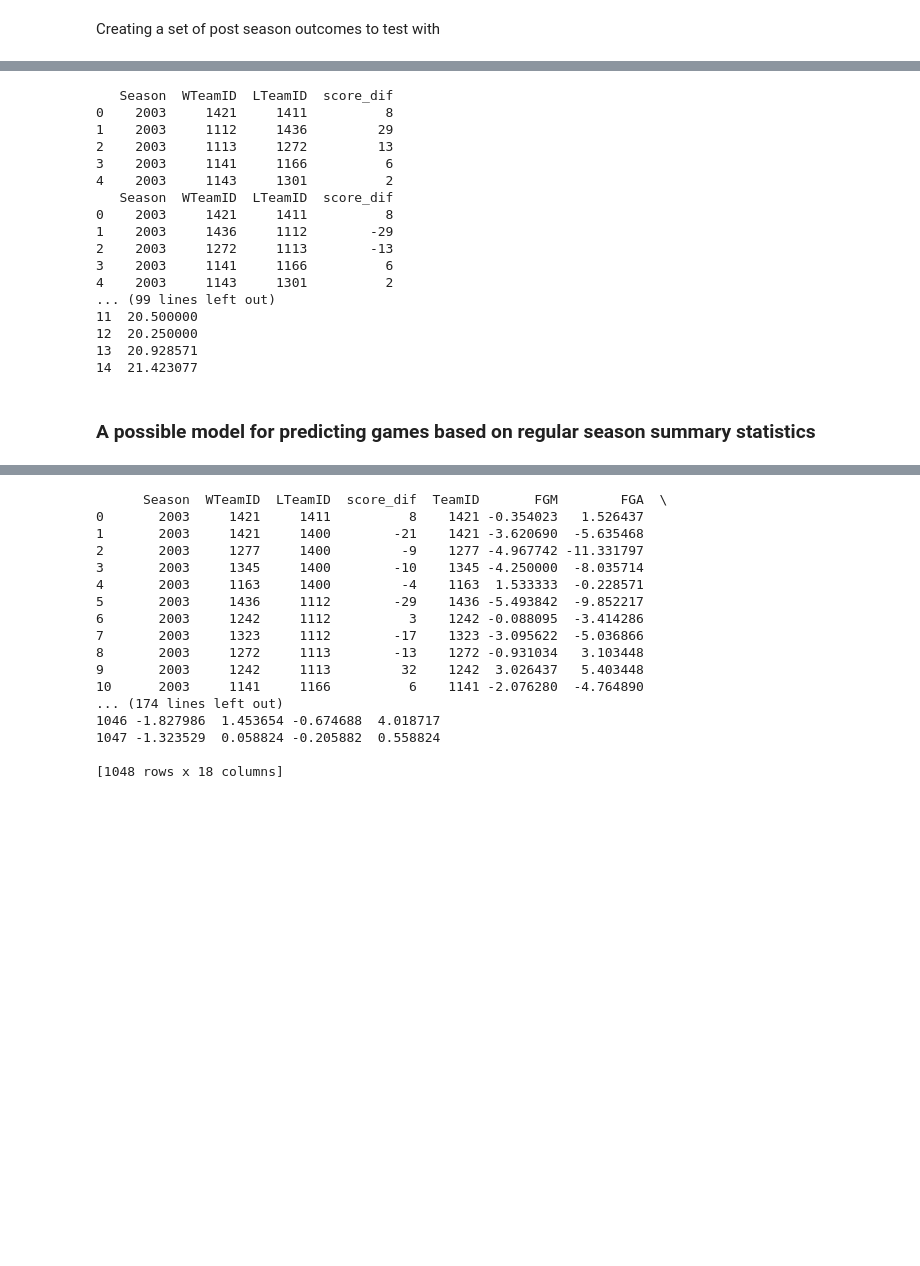
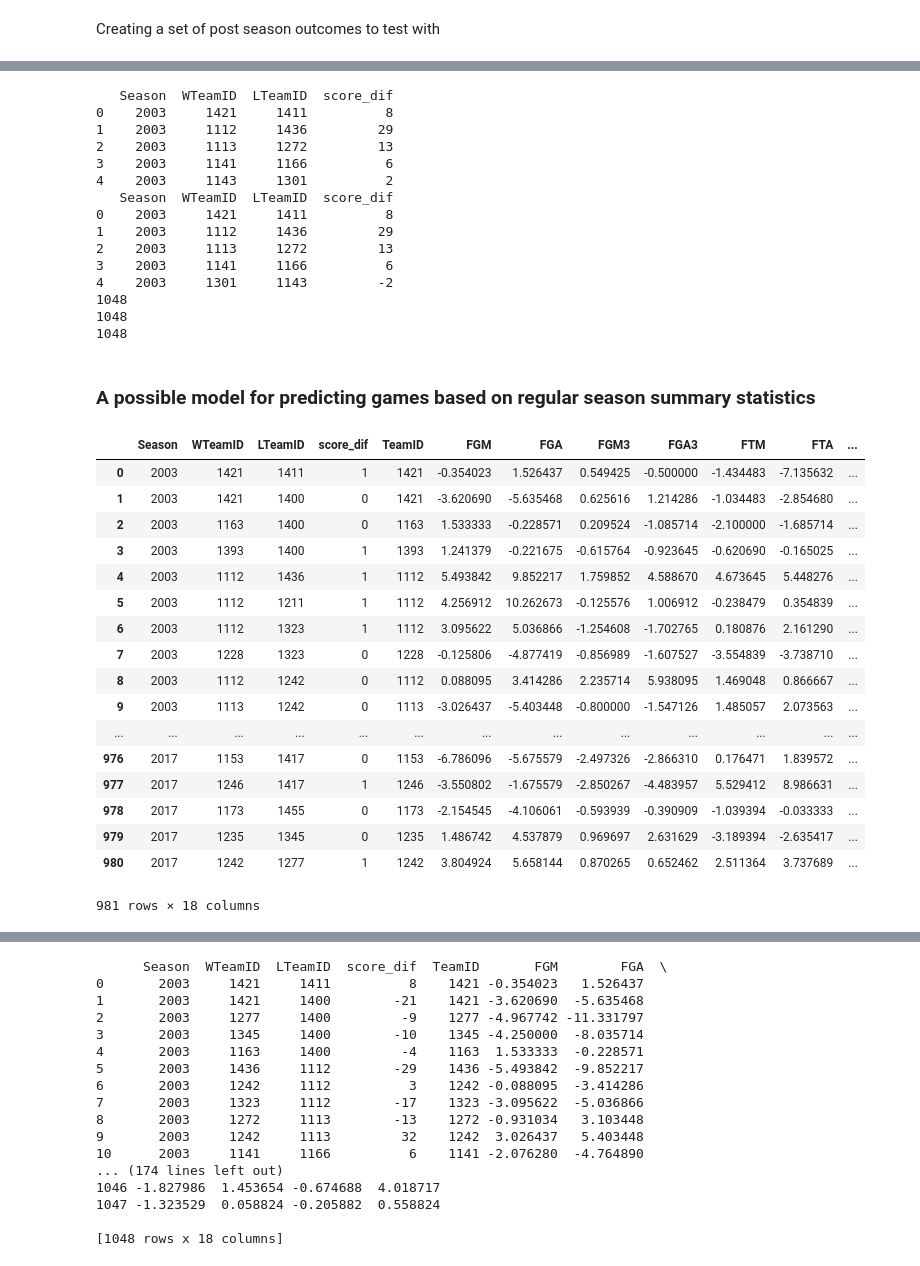
Before and after one commit to puvvadakc/NCAA2k19Predictions, a Jupyter notebook: testing/NCAA_ML_Workbook.ipynb, the cells around one changed output, grey strips where cells are left out. Cells and saved outputs as stored; diff of their text form; code cells hidden in the pictures; blank space fills up the shorter version.

```diff
--- a/testing/NCAA_ML_Workbook.ipynb
+++ b/testing/NCAA_ML_Workbook.ipynb
@@ -188,8 +211,13 @@ import pandas as pd
 import numpy as np
 from sklearn.neural_network import MLPClassifier
 from sklearn.preprocessing import MinMaxScaler
+
 post_season_outcomes['score_dif'] = post_season_outcomes.WScore - post_season_outcomes.LScore
+#regular_season_results['score_dif'] = regular_season_results.WScore - regular_season_results.LScore
 outcome = post_season_outcomes.loc[:,['Season', 'WTeamID', 'LTeamID', 'score_dif']]
+#reg_outcome = regular_season_results.loc[:,['Season', 'WTeamID', 'LTeamID', 'score_dif']]
+#all_season_outcome = outcome.append(reg_outcome)
+#outcome = all_season_outcome
 mixing_matrix = np.random.choice([True, False], len(outcome))
 mixed_outcome = outcome.copy()
 print(mixed_outcome.head())
@@ -204,8 +232,6 @@ print(len(features))
 features.loc[:, 'FGM':'PF'] = features.loc[:, 'FGM':'PF'].values - features.loc[:, 'FGM_t2':'PF_t2'].values
 features = features.loc[:, 'Season':'PF']
 features.to_csv('data/mixed_prepared_features.csv')
-print(features.head(15))
-print(team_summary_stats.head(15))
 # %% [output]
    Season  WTeamID  LTeamID  score_dif
 0    2003     1421     1411          8
@@ -215,38 +241,57 @@ print(team_summary_stats.head(15))
 4    2003     1143     1301          2
    Season  WTeamID  LTeamID  score_dif
 0    2003     1421     1411          8
-1    2003     1436     1112        -29
-2    2003     1272     1113        -13
+1    2003     1112     1436         29
+2    2003     1113     1272         13
 3    2003     1141     1166          6
-4    2003     1143     1301          2
-... (99 lines left out)
-11  20.500000
-12  20.250000
-13  20.928571
-14  21.423077
+4    2003     1301     1143         -2
+1048
+1048
+1048
 # %% [markdown]
 ### A possible model for predicting games based on regular season summary statistics
 # %%
 from sklearn.neural_network import MLPClassifier
 from sklearn.preprocessing import MinMaxScaler
 from sklearn.model_selection import train_test_split
 from sklearn.pipeline import make_pipeline
 from sklearn.model_selection import GridSearchCV
 from sklearn.preprocessing import Imputer
 from sklearn.feature_selection import SelectPercentile
 from sklearn.feature_selection import VarianceThreshold
 from sklearn.model_selection import KFold
 from sklearn.neural_network import MLPRegressor
 from sklearn.neural_network import MLPRegressor
 from sklearn.neighbors import KNeighborsClassifier
 from sklearn.preprocessing import StandardScaler
-from ModelFunctions import DecisionTreeFunc, KnnFunc, BayesianRidge, NeuralNetworkFunc
+from ModelFunctions import DecisionTreeFunc, KnnFunc, BayesianRidgeFunc, NeuralNetworkFunc
 from sklearn.linear_model import LinearRegression
+from sklearn.linear_model import BayesianRidge
 
 import warnings
 #warnings.filterwarnings('ignore') # disables warnings
 warnings.filterwarnings('ignore')
-#features.score_dif = 1*(features.score_dif > 0)
-test_year = features.loc[features.Season == 2018, :]
-test_features = features.loc[features.Season != 2018, :]
+features.score_dif = 1*(features.score_dif > 0)
+test_year = features.loc[(features.Season == 2018), :]
+test_features = features.loc[(features.Season != 2018), :]
+test_features
+# %% [output]
+|  | Season | WTeamID | LTeamID | score_dif | TeamID | FGM | FGA | FGM3 | FGA3 | FTM | FTA | ... |
+| 0 | 2003 | 1421 | 1411 | 1 | 1421 | -0.354023 | 1.526437 | 0.549425 | -0.500000 | -1.434483 | -7.135632 | ... |
+| 1 | 2003 | 1421 | 1400 | 0 | 1421 | -3.620690 | -5.635468 | 0.625616 | 1.214286 | -1.034483 | -2.854680 | ... |
+| 2 | 2003 | 1163 | 1400 | 0 | 1163 | 1.533333 | -0.228571 | 0.209524 | -1.085714 | -2.100000 | -1.685714 | ... |
+| 3 | 2003 | 1393 | 1400 | 1 | 1393 | 1.241379 | -0.221675 | -0.615764 | -0.923645 | -0.620690 | -0.165025 | ... |
+| 4 | 2003 | 1112 | 1436 | 1 | 1112 | 5.493842 | 9.852217 | 1.759852 | 4.588670 | 4.673645 | 5.448276 | ... |
+| 5 | 2003 | 1112 | 1211 | 1 | 1112 | 4.256912 | 10.262673 | -0.125576 | 1.006912 | -0.238479 | 0.354839 | ... |
+| 6 | 2003 | 1112 | 1323 | 1 | 1112 | 3.095622 | 5.036866 | -1.254608 | -1.702765 | 0.180876 | 2.161290 | ... |
+| 7 | 2003 | 1228 | 1323 | 0 | 1228 | -0.125806 | -4.877419 | -0.856989 | -1.607527 | -3.554839 | -3.738710 | ... |
+| 8 | 2003 | 1112 | 1242 | 0 | 1112 | 0.088095 | 3.414286 | 2.235714 | 5.938095 | 1.469048 | 0.866667 | ... |
+| 9 | 2003 | 1113 | 1242 | 0 | 1113 | -3.026437 | -5.403448 | -0.800000 | -1.547126 | 1.485057 | 2.073563 | ... |
+| ... | ... | ... | ... | ... | ... | ... | ... | ... | ... | ... | ... | ... |
+| 976 | 2017 | 1153 | 1417 | 0 | 1153 | -6.786096 | -5.675579 | -2.497326 | -2.866310 | 0.176471 | 1.839572 | ... |
+| 977 | 2017 | 1246 | 1417 | 1 | 1246 | -3.550802 | -1.675579 | -2.850267 | -4.483957 | 5.529412 | 8.986631 | ... |
+| 978 | 2017 | 1173 | 1455 | 0 | 1173 | -2.154545 | -4.106061 | -0.593939 | -0.390909 | -1.039394 | -0.033333 | ... |
+| 979 | 2017 | 1235 | 1345 | 0 | 1235 | 1.486742 | 4.537879 | 0.969697 | 2.631629 | -3.189394 | -2.635417 | ... |
+| 980 | 2017 | 1242 | 1277 | 1 | 1242 | 3.804924 | 5.658144 | 0.870265 | 0.652462 | 2.511364 | 3.737689 | ... |
+981 rows × 18 columns
 # %%
```
Also changed, not shown: parts of 6 cells of this notebook, 1 other file.
